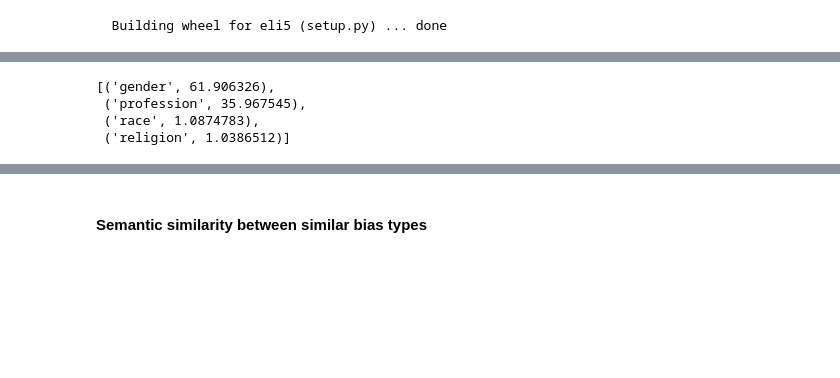
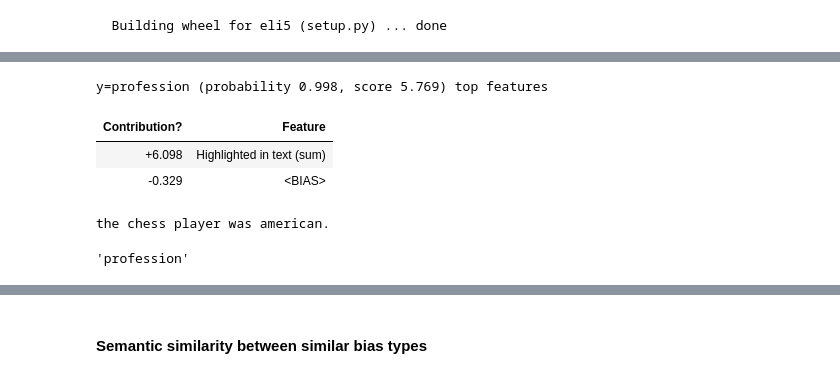
Before and after one commit to mvdheram/Stereotypical-Social-bias-detection-, a Jupyter notebook: Experiments_Ktrain,_Pytorch.ipynb, the cells around one changed output, grey strips where cells are left out. Saved outputs shown, nothing was run; the diff lists cells and outputs as text; code cells hidden in the pictures; blank space fills up the shorter version.

```diff
--- a/Experiments_Ktrain,_Pytorch.ipynb
+++ b/Experiments_Ktrain,_Pytorch.ipynb
@@ -1026,7 +1051,12 @@ get_probabilit_per_class(x)
-# %%
-get_probabilit_per_class(X_test[629])
-# %% [output]
-[('gender', 61.906326),
- ('profession', 35.967545),
- ('race', 1.0874783),
- ('religion', 1.0386512)]
+# %%
+predictor.explain(x)
+# %% [output]
+y=profession (probability 0.998, score 5.769) top features
+| Contribution? | Feature |
+| +6.098 | Highlighted in text (sum) |
+| -0.329 | <BIAS> |
+the chess player was american.
+# %%
+predictor.predict(x)
+# %% [output]
+'profession'
```
Also changed, not shown: parts of 160 cells of this notebook.
